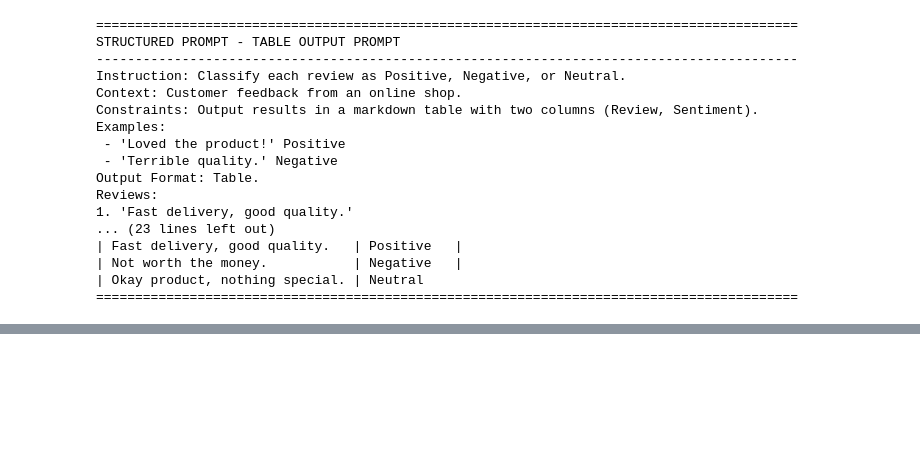
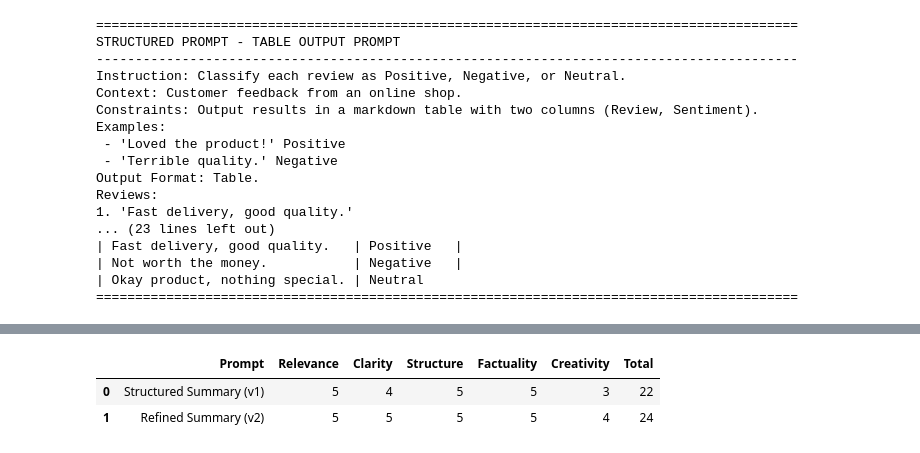
Before and after one commit to EwanMaharjan/Lab-5-Prompt-Engineering-for-LLMs, a Jupyter notebook: Untitled-1.ipynb, the cells around one changed output, grey strips where cells are left out. Saved outputs shown, nothing was run; the diff lists cells and outputs as text; code cells hidden in the pictures; blank space fills up the shorter version.

```diff
--- a/Untitled-1.ipynb
+++ b/Untitled-1.ipynb
@@ -331,0 +717,17 @@ Reviews:
+# %%
+import pandas as pd
+
+results = pd.DataFrame([
+    {"Prompt": "Structured Summary (v1)", "Relevance": 5, "Clarity": 4, "Structure": 5,
+    "Factuality": 5, "Creativity": 3},
+    {"Prompt": "Refined Summary (v2)", "Relevance": 5, "Clarity": 5, "Structure": 5,
+    "Factuality": 5, "Creativity": 4}
+])
+results["Total"] = results[["Relevance", "Clarity", "Structure", "Factuality",
+"Creativity"]].sum(axis=1)
+
+display(results)
+# %% [output]
+|  | Prompt | Relevance | Clarity | Structure | Factuality | Creativity | Total |
+| 0 | Structured Summary (v1) | 5 | 4 | 5 | 5 | 3 | 22 |
+| 1 | Refined Summary (v2) | 5 | 5 | 5 | 5 | 4 | 24 |
```
Also changed, not shown: parts of 18 cells of this notebook.
